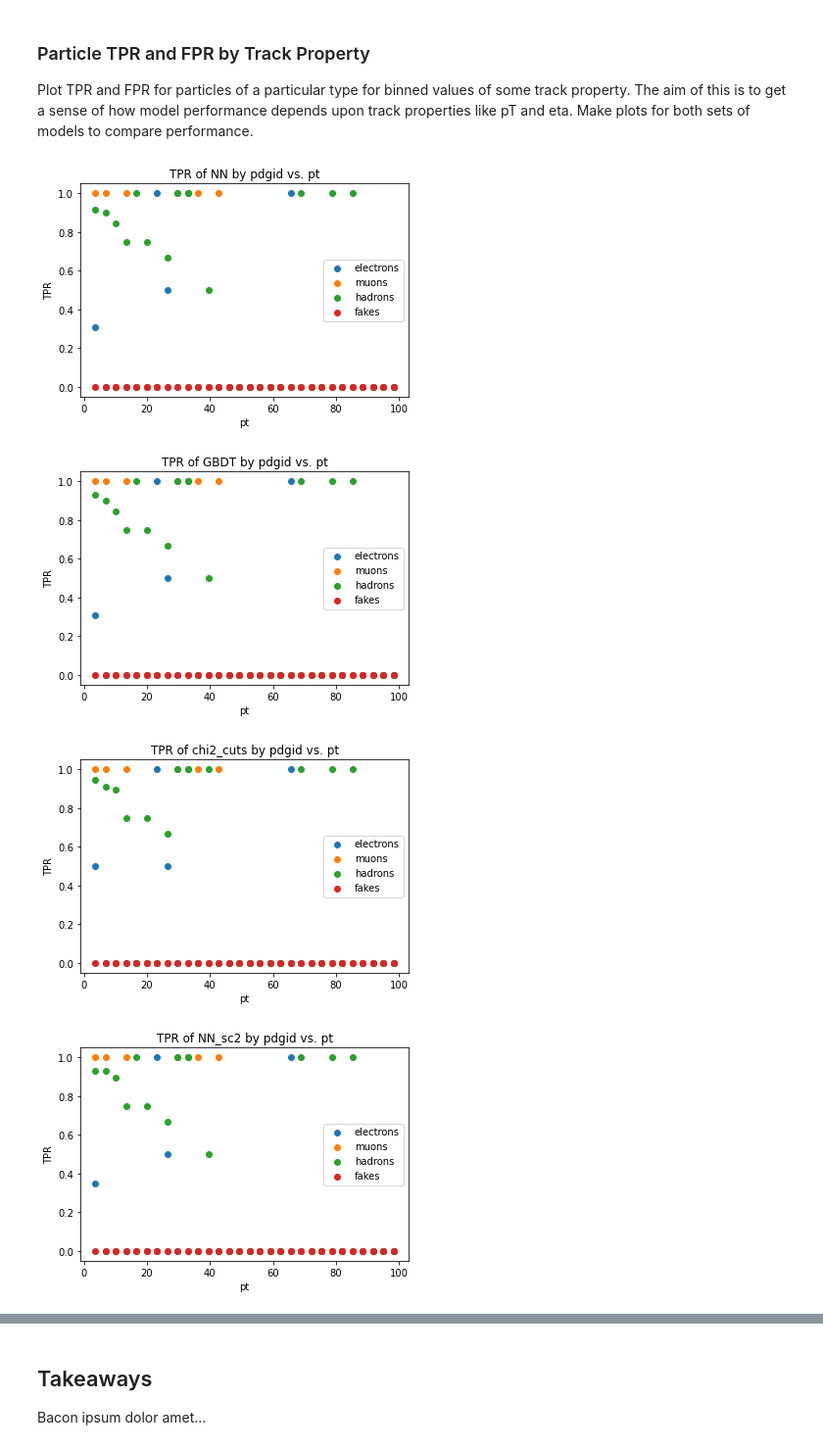
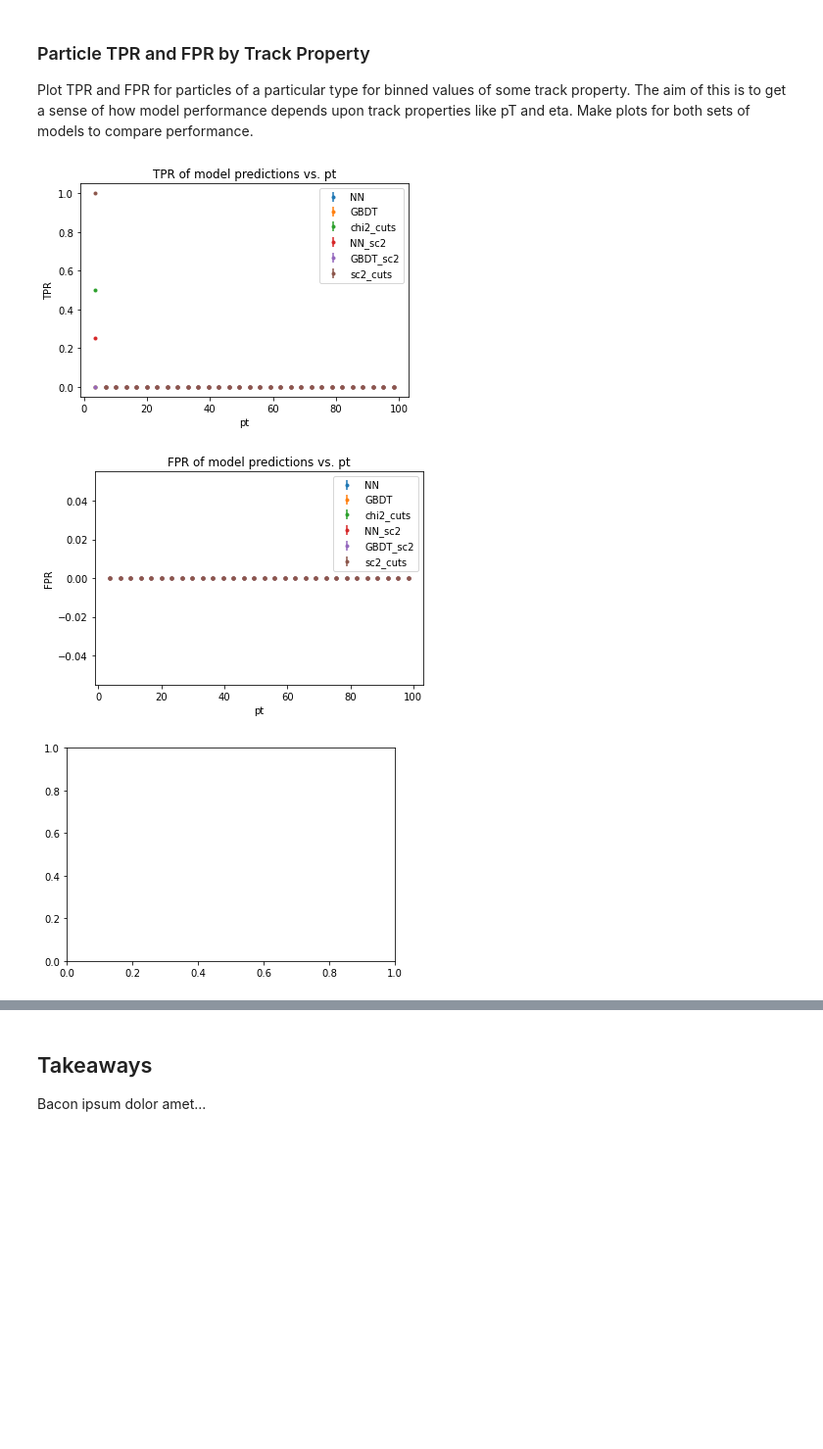
Before and after one commit to cqpancoast/cms-tracktrigger-ml, a Jupyter notebook: electronstudy.ipynb, the cells around one changed output, grey strips where cells are left out. Shown: that part at 98% size. Saved outputs shown, nothing was run; the diff lists cells and outputs as text; code cells hidden in the pictures; blank space fills up the shorter version.

Commit message:
refined data to electron-only

```diff
--- a/electronstudy.ipynb
+++ b/electronstudy.ipynb
@@ -86,18 +140,10 @@ Build two neural networks and two gradient boosted decision trees, train one of
 # %%
-# Make the models without the cuts
-NN = ndmlmodels.make_neuralnet(train_ds, eval_dataset=eval_ds, hidden_layers=[15, 8], epochs=10)
-GBDT = ndmlmodels.make_gbdt(train_ds)
-
-# These are the properties that we will train the split chi2 set of models
-sc2_data_props = ["chi2rphi", "chi2rz", "bendchi2", "nstub"]
+# Remove chi2 and introduce the split chi2's as active data properties
+sc2_data_props = common_track_props + ["chi2rphi", "chi2rz"]
 for ds in [train_ds, eval_ds, test_ds]:
     ds.set_active_data_properties(sc2_data_props)
 
-# (sc2 stands for split chi2)
+# Make our split chi2 set of models (sc2 stands for split chi2)
 NN_sc2 = ndmlmodels.make_neuralnet(train_ds, eval_dataset=eval_ds, hidden_layers=[15, 8], epochs=10)
 GBDT_sc2 = ndmlmodels.make_gbdt(train_ds)
-
-# Define predictive cuts
-chi2_cuts = {"chi2": sel(0, 21)}
-sc2_cuts = {"chi2rphi": sel(0, 23), "chi2rz": sel(0, 7)}
 # %% [output]
@@ -121,3 +169,7 @@ Epoch 10/10
+# %%
+# Define predictive cuts
+chi2_cuts = {"chi2": sel(0, 70), "bendchi2": sel(0, 2.5)}
+sc2_cuts = {"chi2rz": sel(0, 5), "bendchi2": sel(0, 2.5)}  # Chi2rz cuts perform much better for electrons than chi2rphi
 # %% [markdown]
 ### Model Predictions
 
@@ -204,32 +238,26 @@ Plot TPR and FPR for particles of a particular type for binned values of some tr
 # %%
 # TPR/FPR vs some track prop * models, ov. particle type.
 # Parametrized by binning property.
 
 # A dictionary from track properties to bin specifiers
 binning_dict = {"pt": (2, 100, 30)}
 
 for binning_prop, bins in zip(binning_dict.keys(), binning_dict.values()):
     for pred_comparison, pred_comp_name in zip(
             [ndmlpred.true_positive_rate, ndmlpred.false_positive_rate],
             ["TPR", "FPR"]):
+        ax = gca()
         for pred_name in test_ds.get_all_prediction_names():
-            ax = gca()
-            for pdgid_sel, particle_type in zip(
-                    [el_sel, muon_sel, hadron_sel, fake_sel],
-                    ["electrons", "muons", "hadrons", "fakes"]):
-                pdgid_sel_dict = {"matchtp_pdgid": pdgid_sel}
-                test_ds_pdgid = test_ds.cut(pdgid_sel_dict)
-                ax = ndmlplot.plot_pred_comparison_by_track_property(
-                        test_ds_pdgid, pred_name,
-                        pred_comparison, binning_prop, bins=bins,
-                        legend_id=particle_type, ax=ax)
-            ax.set_ylabel(pred_comp_name)
-            ax.set_title("{} of {} by pdgid vs. {}".format(pred_comp_name, pred_name, binning_prop))
-            ax.legend()
-            plt.show()
-            cla()
+            ax = ndmlplot.plot_pred_comparison_by_track_property(
+                    test_ds, pred_name,
+                    pred_comparison, binning_prop, bins=bins,
+                    legend_id=pred_name, ax=ax)
+        ax.set_ylabel(pred_comp_name)
+        ax.set_title("{} of model predictions vs. {}".format(pred_comp_name, binning_prop))
+        ax.legend()
+        show()
+        cla()
 # %% [output]
-[figure, old version]
+[figure, new version]
-[figure, old version]
+[figure, new version]
-[figure, old version]
+[figure, new version]
-[figure, removed]
```
Also changed, not shown: parts of 24 cells of this notebook.
